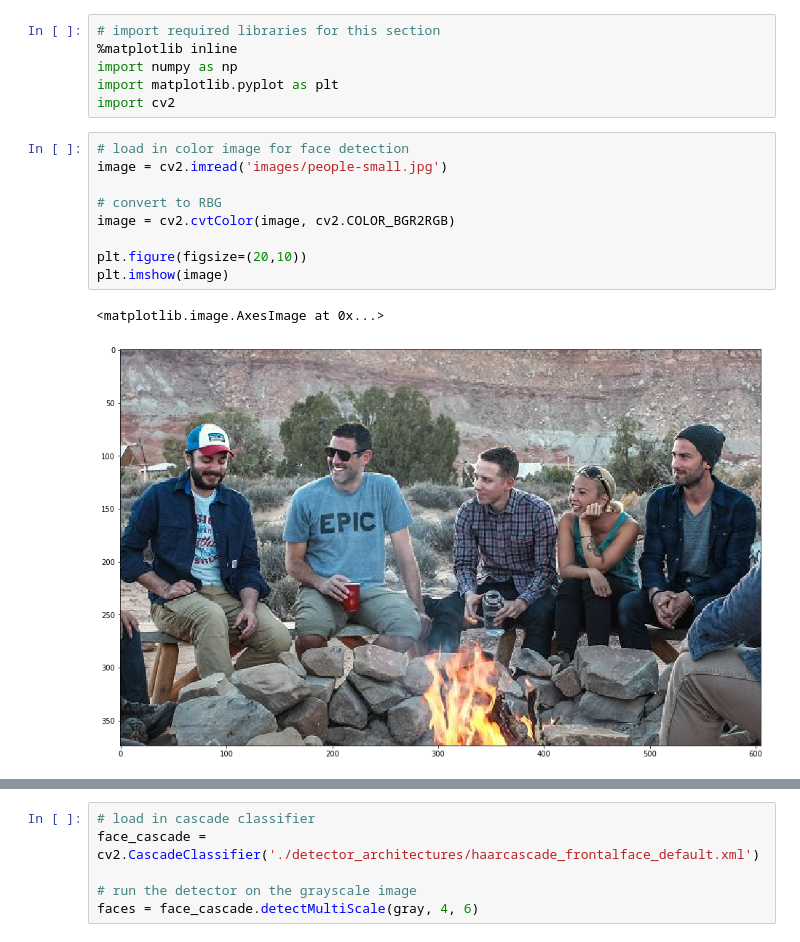
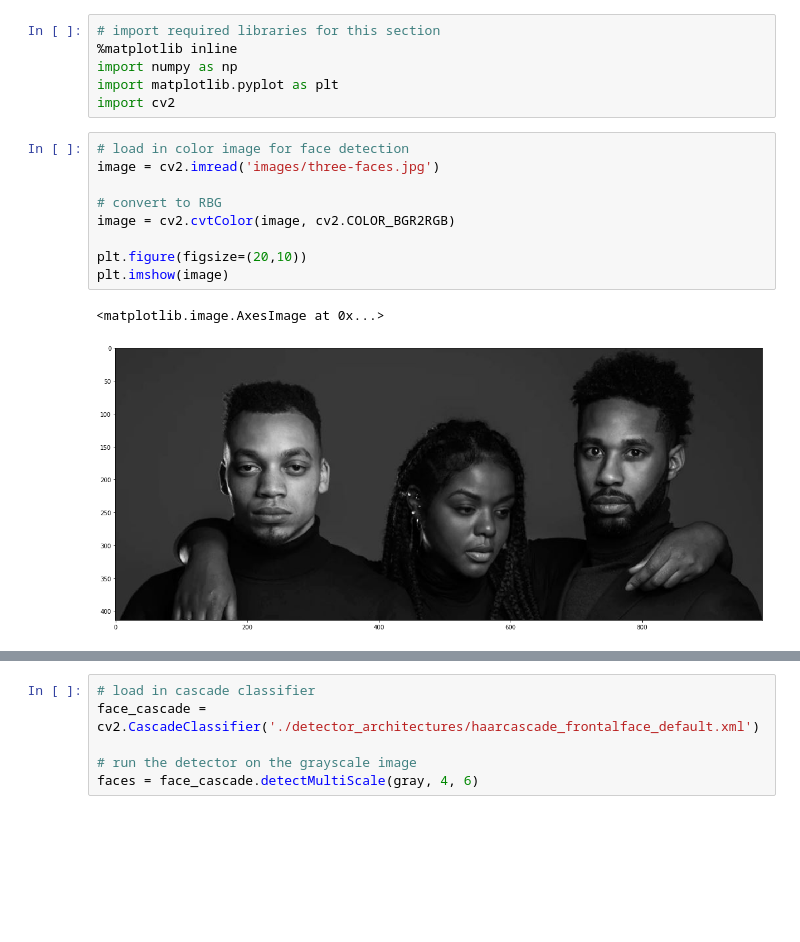
Before and after one commit to sethbunke/Computer-Vision-Starter, a Jupyter notebook: HaarCascade.ipynb, the cells around one changed output, grey strips where cells are left out. Saved outputs shown, nothing was run; the diff lists cells and outputs as text; blank space fills up the shorter version.

Commit message:
three faces - nothing

```diff
--- a/HaarCascade.ipynb
+++ b/HaarCascade.ipynb
@@ -6,16 +6,16 @@ import matplotlib.pyplot as plt
 import cv2
 # %%
 # load in color image for face detection
-image = cv2.imread('images/people-small.jpg')
+image = cv2.imread('images/three-faces.jpg')
 
 # convert to RBG
 image = cv2.cvtColor(image, cv2.COLOR_BGR2RGB)
 
 plt.figure(figsize=(20,10))
 plt.imshow(image)
 # %% [output]
 <matplotlib.image.AxesImage at 0x...>
-[figure, old version]
+[figure, new version]
 # %%
 # convert to grayscale
 gray = cv2.cvtColor(image, cv2.COLOR_BGR2GRAY)
```
Also changed, not shown: parts of 2 cells of this notebook, 1 other file.
